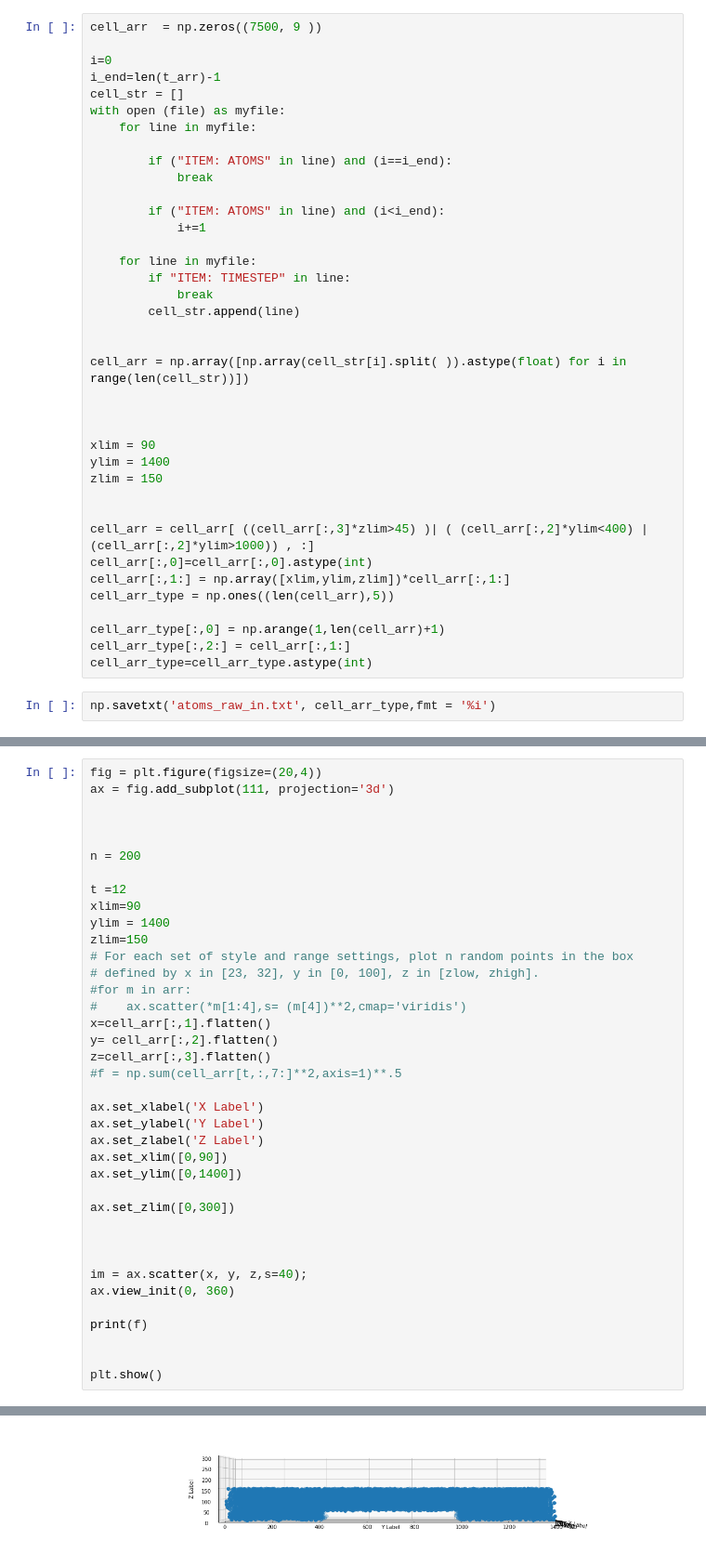
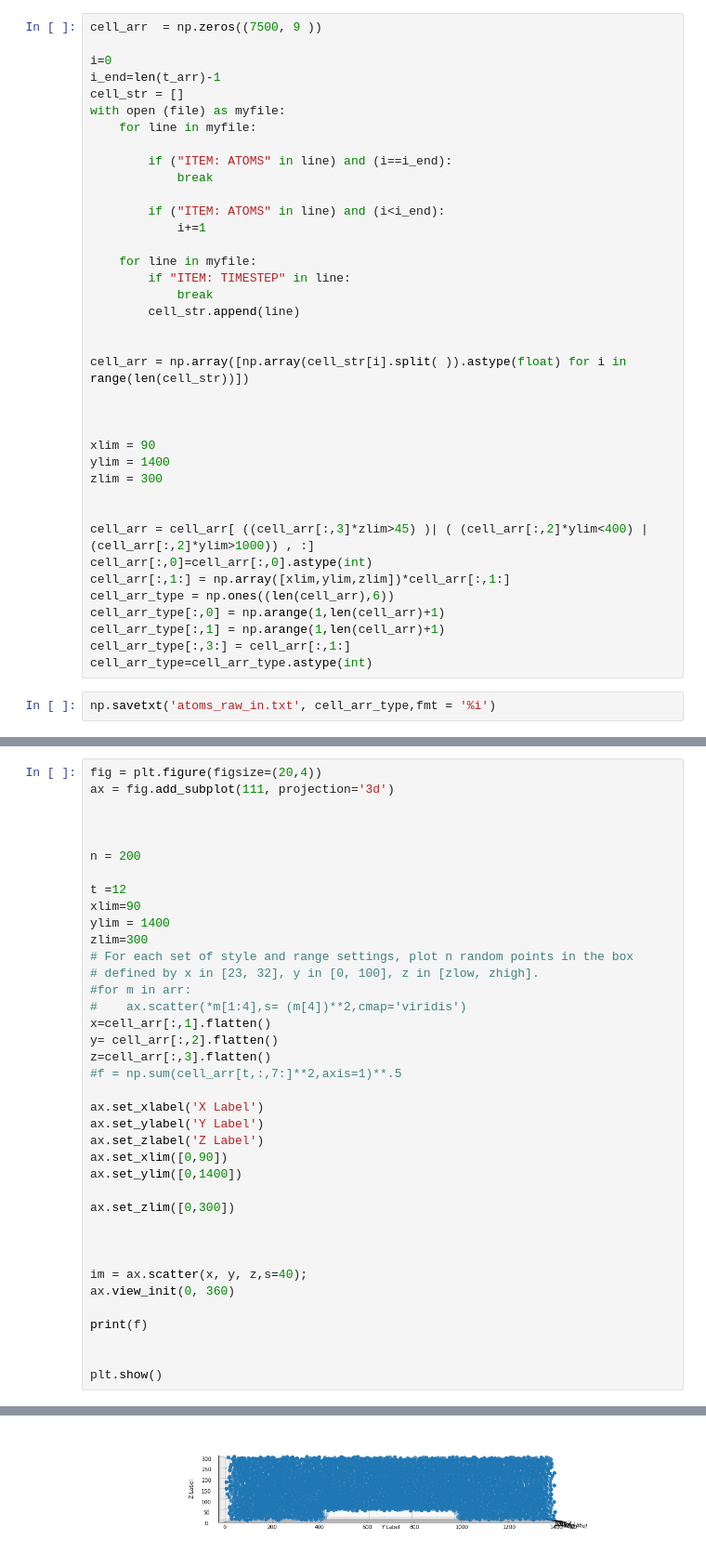
Before and after one commit to nkrishnan94/biofilm-ibm, a Jupyter notebook: atom_init.ipynb, the cells around one changed output, grey strips where cells are left out. Shown at 93% size. Cells and saved outputs as stored; diff of their text form.

```diff
--- a/atom_init.ipynb
+++ b/atom_init.ipynb
@@ -61,16 +61,16 @@ cell_arr = np.array([np.array(cell_str[i].split( )).astype(float) for i in range
 
 xlim = 90
 ylim = 1400
-zlim = 150
+zlim = 300
 
 
 cell_arr = cell_arr[ ((cell_arr[:,3]*zlim>45) )| ( (cell_arr[:,2]*ylim<400) | (cell_arr[:,2]*ylim>1000)) , :]
 cell_arr[:,0]=cell_arr[:,0].astype(int)
 cell_arr[:,1:] = np.array([xlim,ylim,zlim])*cell_arr[:,1:]
-cell_arr_type = np.ones((len(cell_arr),5))
-
+cell_arr_type = np.ones((len(cell_arr),6))
 cell_arr_type[:,0] = np.arange(1,len(cell_arr)+1)
-cell_arr_type[:,2:] = cell_arr[:,1:]
+cell_arr_type[:,1] = np.arange(1,len(cell_arr)+1)
+cell_arr_type[:,3:] = cell_arr[:,1:]
 cell_arr_type=cell_arr_type.astype(int)
 # %%
 np.savetxt('atoms_raw_in.txt', cell_arr_type,fmt = '%i')
@@ -95,36 +99,36 @@ n = 200
 t =12
 xlim=90
 ylim = 1400
-zlim=150
+zlim=300
 # For each set of style and range settings, plot n random points in the box
 # defined by x in [23, 32], y in [0, 100], z in [zlow, zhigh].
 #for m in arr:
 #    ax.scatter(*m[1:4],s= (m[4])**2,cmap='viridis')
 x=cell_arr[:,1].flatten()
 y= cell_arr[:,2].flatten()
 z=cell_arr[:,3].flatten()
 #f = np.sum(cell_arr[t,:,7:]**2,axis=1)**.5
 
 ax.set_xlabel('X Label')
 ax.set_ylabel('Y Label')
 ax.set_zlabel('Z Label')
 ax.set_xlim([0,90])
 ax.set_ylim([0,1400])
 
 ax.set_zlim([0,300])
 
 
 
 im = ax.scatter(x, y, z,s=40);
 ax.view_init(0, 360)
 
 print(f)
 
 
 plt.show()
 # %% [output]
 <_io.TextIOWrapper name='atoms_init_f.bp' mode='r' encoding='UTF-8'>
-[figure, old version]
+[figure, new version]
 # %%
 y
 # %% [output]
```
Also changed, not shown: parts of 4 cells of this notebook, 8 other files.
